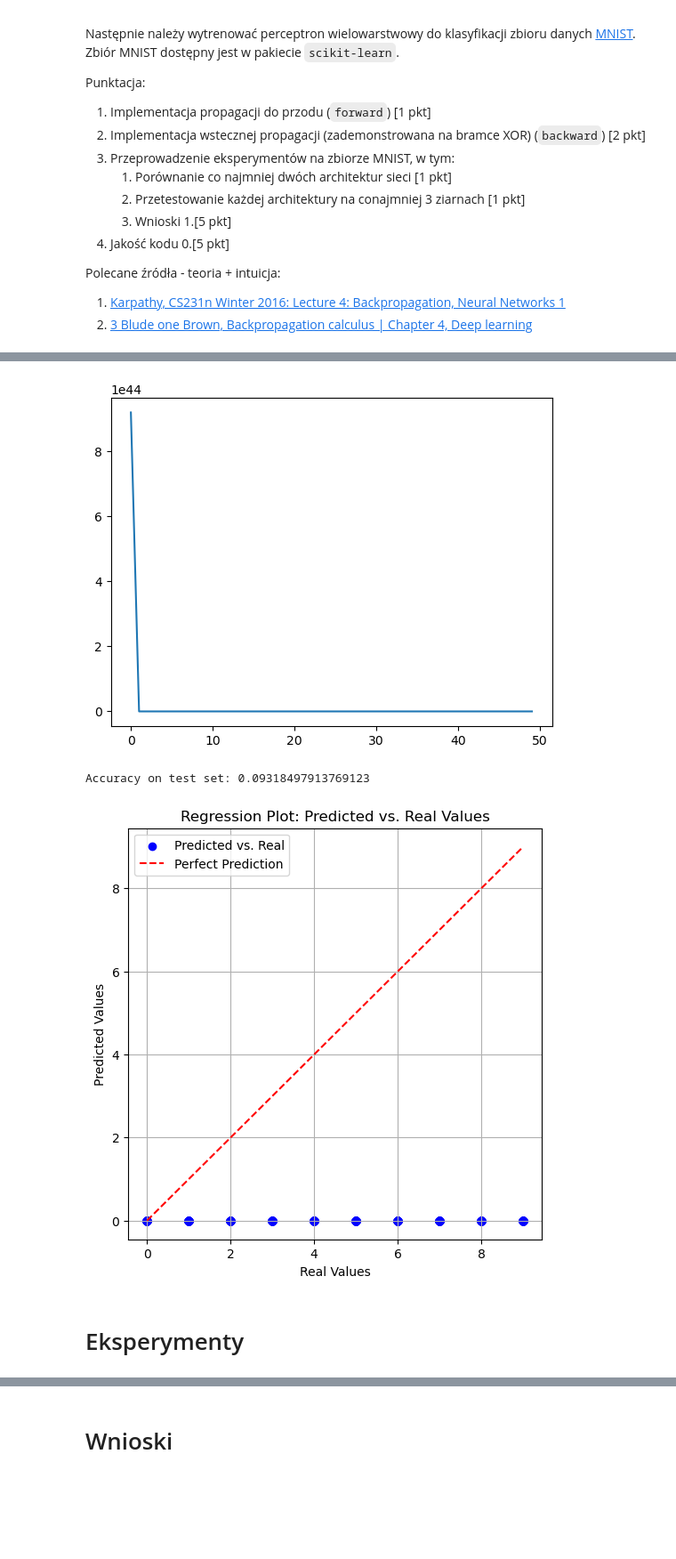
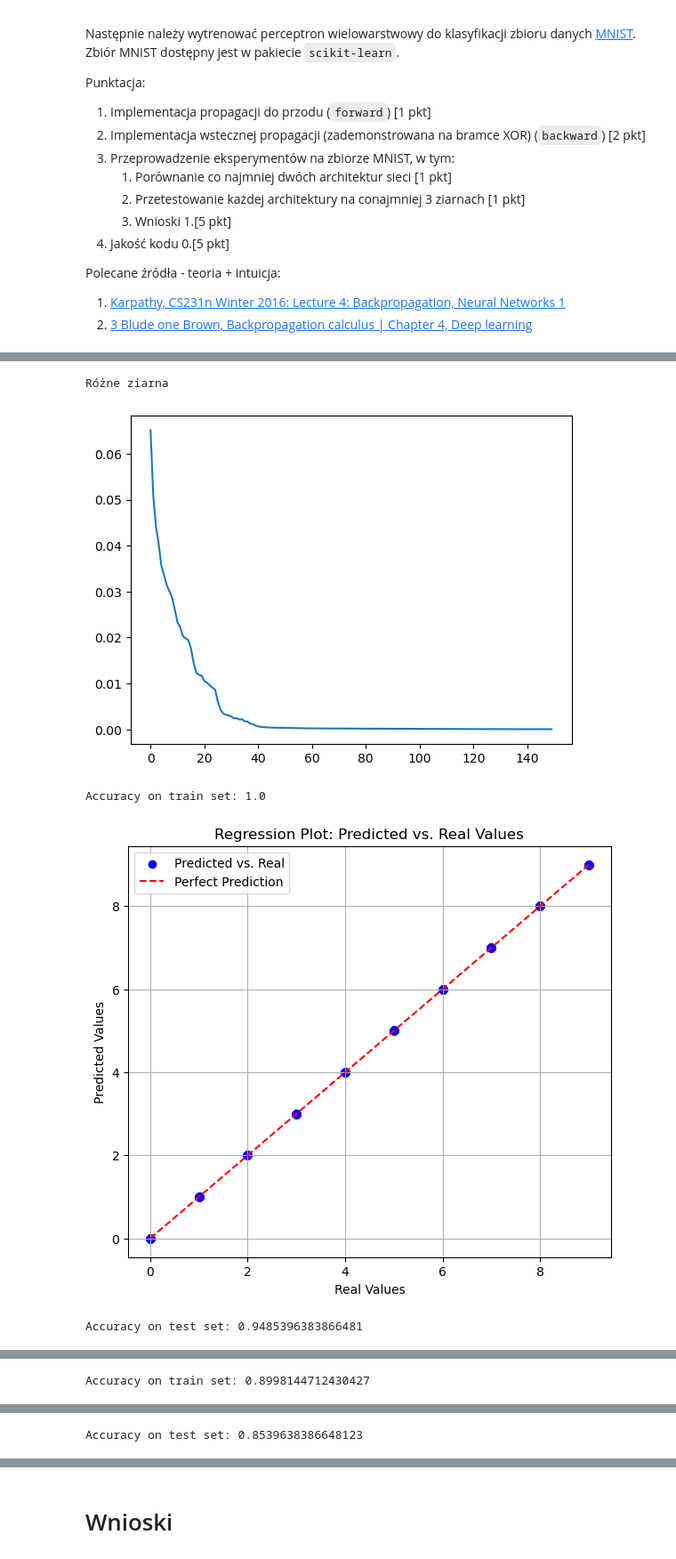
Before and after one commit to szczygiell/Machine_Learning_basics, a Jupyter notebook: cw5.ipynb, the cells around one changed output, grey strips where cells are left out. Shown at 89% size. Drawn from its saved outputs; the diff is of its cells as text; code cells hidden in the pictures; blank space fills up the shorter version.

```diff
--- a/cw5.ipynb
+++ b/cw5.ipynb
@@ -86,7 +89,7 @@ class Layer(ABC):
         self._learning_rate = learning_rate
 
 class FullyConnected(Layer):
-    def __init__(self, input_size:int, output_size:int, act_func:Layer, momentum:float=0.5) -> None:
+    def __init__(self, input_size:int, output_size:int, act_func:Layer, momentum:float=0.2) -> None:
         super().__init__()
         self.input_size = input_size
         self.output_size = output_size
@@ -109,24 +112,15 @@ class FullyConnected(Layer):
         new_output_error_derivative = self.act_func.backward(output_error_derivative)
         input_error_derivative = np.dot(self.weights.T, new_output_error_derivative)
         weights_error_derivative = np.dot(new_output_error_derivative, self.input.T)
-
-        # Calculate momentum updates
         weights_update = self.learning_rate * weights_error_derivative + self.momentum * self.prev_weights_update
         biases_update = self.learning_rate * np.sum(new_output_error_derivative, axis=1, keepdims=True) + self.momentum * self.prev_biases_update
 
-        # Update weights and biases
         self.weights -= weights_update
         self.biases -= biases_update
-
-        # Update previous weight updates for momentum
         self.prev_weights_update = weights_update
         self.prev_biases_update = biases_update
 
         return input_error_derivative
-
-        # self.weights -= self.learning_rate * weights_error_derivative
-        # self.biases -= self.learning_rate * np.sum(new_output_error_derivative, axis=1, keepdims=True)
-        # return input_error_derivative
 
 
 
@@ -201,6 +195,7 @@ class Network:
             x_train:np.ndarray,
             y_train:np.ndarray,
             epochs:int,
+            learning_rate:float,
             verbose:int=0)->None:
         """Fit the network to the training data"""
         all_current_loss = []
@@ -209,7 +204,6 @@ class Network:
             layer.learning_rate = self.learning_rate
         for epoch in range(epochs):
             for i in range(len(x_train)):
-                # Forward propagation
 
                 output = self(x_train[i])
 
@@ -217,14 +211,10 @@ class Network:
                 temp = y_train[i]
                 correct_result[y_train[i]] = 1
 
-                # if type(self.layers[-1].act_func) == ReLU:
-                #     correct_result = y_train[i]
-
                 current_loss = self.loss.loss(output, correct_result)
                 loss_derivative = self.loss.loss_derivative(output, correct_result)
                 epoch_loss[i] = current_loss
 
-                # Backpropagation
                 for layer in reversed(self.layers):
                     loss_derivative = layer.backward(loss_derivative)
 
@@ -378,8 +376,23 @@ Accuracy on test set: 0.09596662030598054
-# %%
-ReLU_tester(0.01, 50, 42, 3, verbose=1)
-# %% [output]
-[figure, removed]
-Accuracy on test set: 0.09318497913769123
-[figure, removed]
-# %% [markdown]
-# Eksperymenty
+# %%
+# momentum 0.5
+print('Różne ziarna')
+sigmoid_tester(0.05, 150, 60, 3, 0)
+sigmoid_tester(0.05, 150, 20, 3, 0)
+sigmoid_tester(0.05, 150, 40, 3, 0)
+
+print('Duży learning rate')
+sigmoid_tester(0.5, 150, 40, 3, 0)
+print('Mały learning rate')
+sigmoid_tester(0.001, 150, 40, 3, 0)
+print('Mało epok uczenia')
+sigmoid_tester(0.05, 30, 40, 3, 0)
+print('Dużo epok uczenia')
+sigmoid_tester(0.05, 300, 40, 3, 0)
+print('Dwie warstwy')
+sigmoid_tester(0.05, 150, 40, 2, 0)
+# %% [output]
+Różne ziarna
+[figure, added]
+Accuracy on train set: 1.0
+[figure, added]
+Accuracy on test set: 0.9485396383866481
@@ -385,0 +401 @@ Accuracy on test set: 0.09318497913769123
+Accuracy on train set: 0.8998144712430427
@@ -385,0 +403 @@ Accuracy on test set: 0.09318497913769123
+Accuracy on test set: 0.8539638386648123
```
Also changed, not shown: parts of 8 cells of this notebook.
